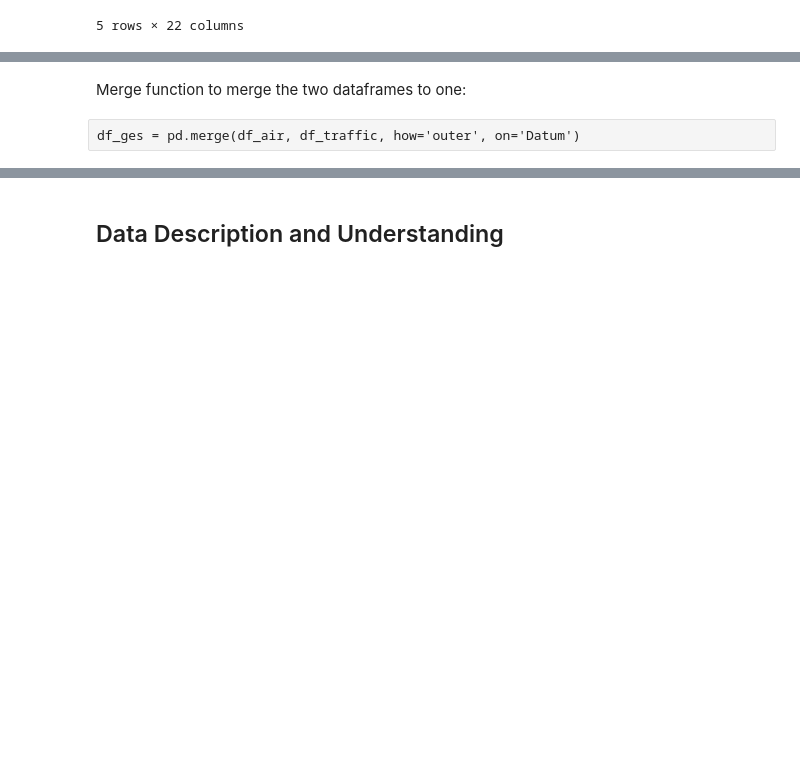
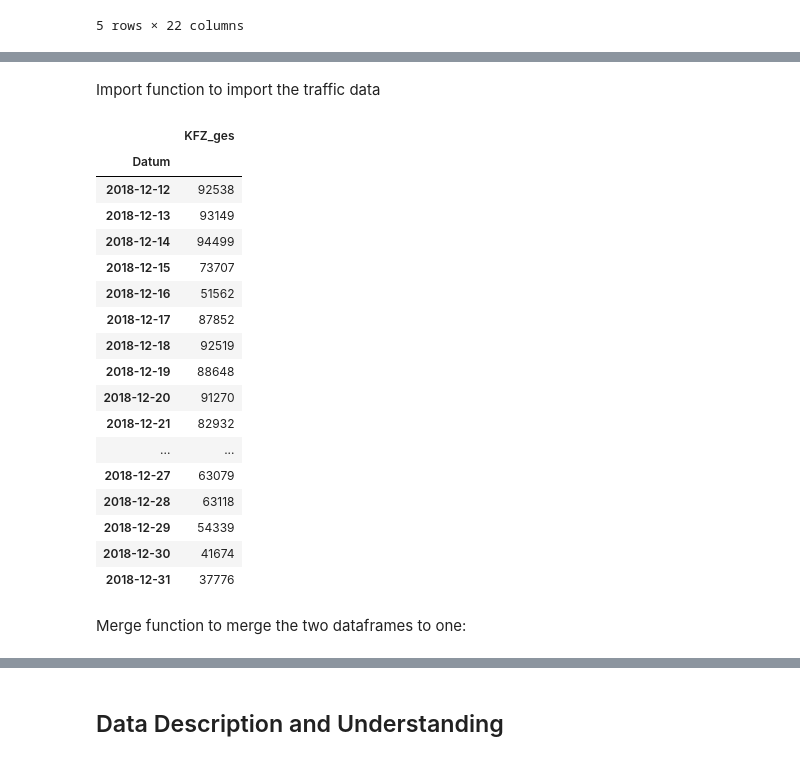
Before and after one commit to SvetiB/AirQualityStuttgart, a Jupyter notebook: AirQualityStuttgart.ipynb, the cells around one changed output, grey strips where cells are left out. Drawn from its saved outputs; the diff is of its cells as text; code cells hidden in the pictures; blank space fills up the shorter version.

Commit message:
adding the traffic import script to the main project script!

```diff
--- a/AirQualityStuttgart.ipynb
+++ b/AirQualityStuttgart.ipynb
@@ -169,4 +176,60 @@ datetime.date(2000, 1, 1)
+# %% [markdown]
+Import function to import the traffic data
+# %%
+def trafficImport(path, listYear):
+    mydateparser = lambda x: pd.datetime.strptime(x, "%y%m%d")
+
+    for i in listYear:
+
+        path_full = path + str(i) + ".csv"
+
+        if i == 2003:
+            df_traffic = pd.read_csv(path_full,
+                         header=0,
+                         sep=";",
+                         parse_dates=['Datum'],
+                         date_parser=mydateparser,
+                         index_col=['Datum'])
+
+        else:
+            df_traffic_temp = pd.read_csv(path_full,
+                         header=0,
+                         sep=";",
+                         parse_dates=['Datum'],
+                         date_parser=mydateparser,
+                         index_col=['Datum'])
+            df_traffic = df_traffic.append(df_traffic_temp, sort=False)
+
+    df_traffic = df_traffic[["KFZ_R1", "KFZ_R2"]]
+    df_traffic = df_traffic.resample('d').sum()
+    df_traffic.loc[:,'KFZ_ges'] = df_traffic.loc[:,'KFZ_R1'].add(df_traffic.loc[:,'KFZ_R2'])
+    df_traffic = df_traffic[["KFZ_ges"]]
+    return df_traffic
+# %%
+path = "Data/zst8440_"
+listYear = list(range(2003, 2019, 1))
+
+df_traffic = trafficImport(path, listYear)
+# %%
+df_traffic.tail(20)
+# %% [output]
+|  | KFZ_ges |
+| Datum |  |
+| 2018-12-12 | 92538 |
+| 2018-12-13 | 93149 |
+| 2018-12-14 | 94499 |
+| 2018-12-15 | 73707 |
+| 2018-12-16 | 51562 |
+| 2018-12-17 | 87852 |
+| 2018-12-18 | 92519 |
+| 2018-12-19 | 88648 |
+| 2018-12-20 | 91270 |
+| 2018-12-21 | 82932 |
+| ... | ... |
+| 2018-12-27 | 63079 |
+| 2018-12-28 | 63118 |
+| 2018-12-29 | 54339 |
+| 2018-12-30 | 41674 |
+| 2018-12-31 | 37776 |
 # %% [markdown]
 Merge function to merge the two dataframes to one:
-# %% [raw]
-df_ges = pd.merge(df_air, df_traffic, how='outer', on='Datum')
```
Also changed, not shown: parts of 7 cells of this notebook, 1 other file.
